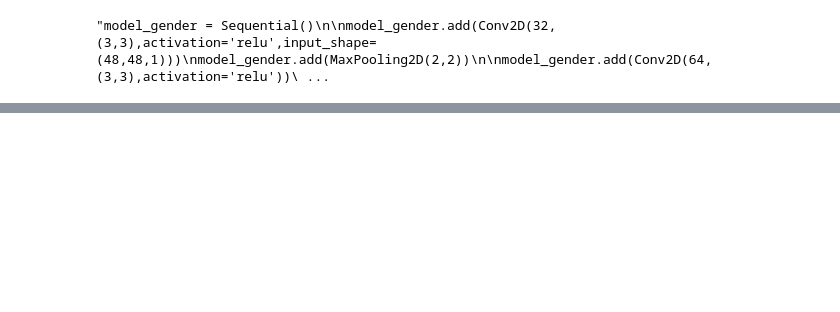
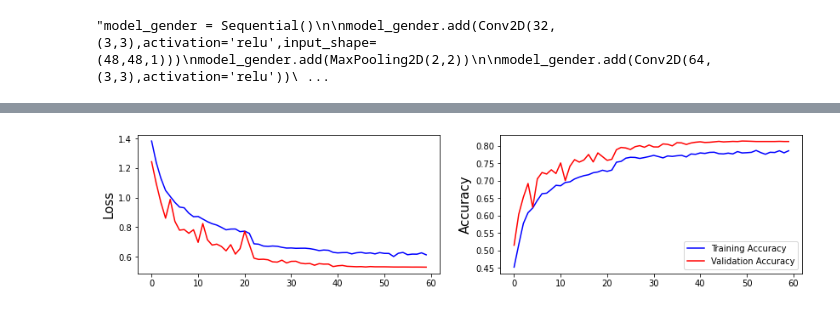
Before and after one commit to elifsare/Real-time-Age-Gender-Ethnicity-Detection, a Jupyter notebook: model.ipynb, the cells around one changed output, grey strips where cells are left out. Drawn from its saved outputs; the diff is of its cells as text; code cells hidden in the pictures; blank space fills up the shorter version.

```diff
--- a/model.ipynb
+++ b/model.ipynb
@@ -388,0 +416,2 @@ plt.show()
+# %%
+y = df['ethnicity']
@@ -388,0 +425,32 @@ plt.show()
+# %%
+train_flow_ethnicity = train_generator.flow(X_test_ethnicity,
+                                            y_test_ethnicity,
+                                            batch_size=32)
+
+validation_flow_ethnicity= validation_generator.flow(X_test_ethnicity,
+                                                     y_test_ethnicity,
+                                                     batch_size=32)
+# %%
+model_ethnicity = Sequential()
+
+model_ethnicity.add(Conv2D(32, kernel_size=(3, 3), padding='same', activation='relu', input_shape=(48, 48,1)))
+
+model_ethnicity.add(Conv2D(32, (3, 3), activation='relu', input_shape=(32, 32, 3)))
+model_ethnicity.add(MaxPooling2D((2, 2)))
+
+model_ethnicity.add(Conv2D(64, (3, 3), activation='relu'))
+model_ethnicity.add(MaxPooling2D((2, 2)))
+
+model_ethnicity.add(Flatten())
+
+model_ethnicity.add(Dense(64, activation='relu'))
+model_ethnicity.add(Dropout(rate=0.2))
+
+model_ethnicity.add(Dense(5))
+
+model_ethnicity.compile(optimizer='rmsprop',
+              loss=tf.keras.losses.SparseCategoricalCrossentropy(from_logits=True),
+              metrics=['accuracy'])
+
+
+model_ethnicity.summary()
@@ -388,0 +475,7 @@ plt.show()
+# %%
+h_ethnicity = model_ethnicity.fit(train_flow_ethnicity,
+                                  epochs= epochs,
+                                  batch_size=batch_size,
+                                  validation_split=0.1,
+                                  validation_data= validation_flow_ethnicity,
+                                  callbacks= callbacks_list)
@@ -388,0 +506,4 @@ plt.show()
+# %%
+m_subplot(h_ethnicity)
+# %% [output]
+[figure, added]
```
Also changed, not shown: parts of 17 cells of this notebook.
